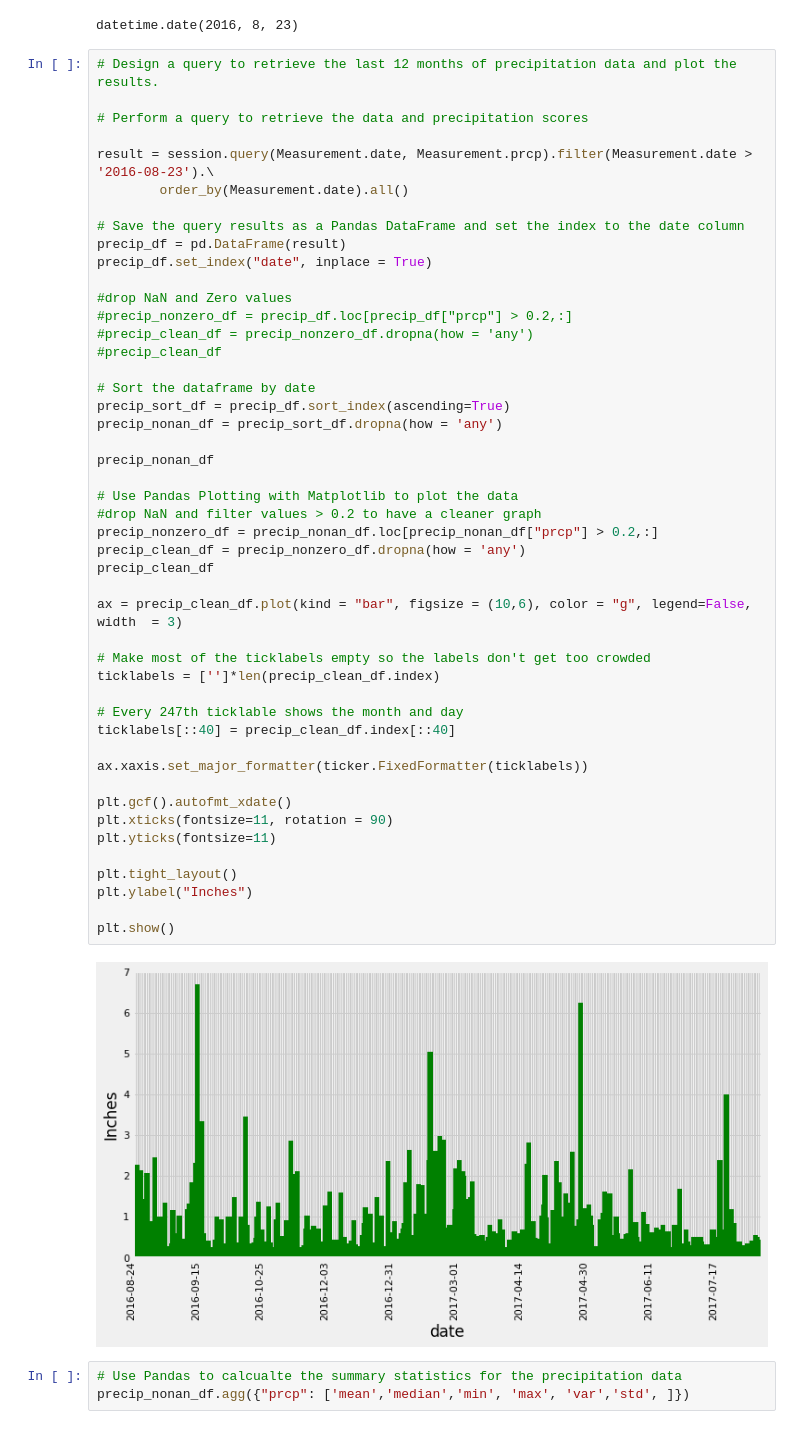
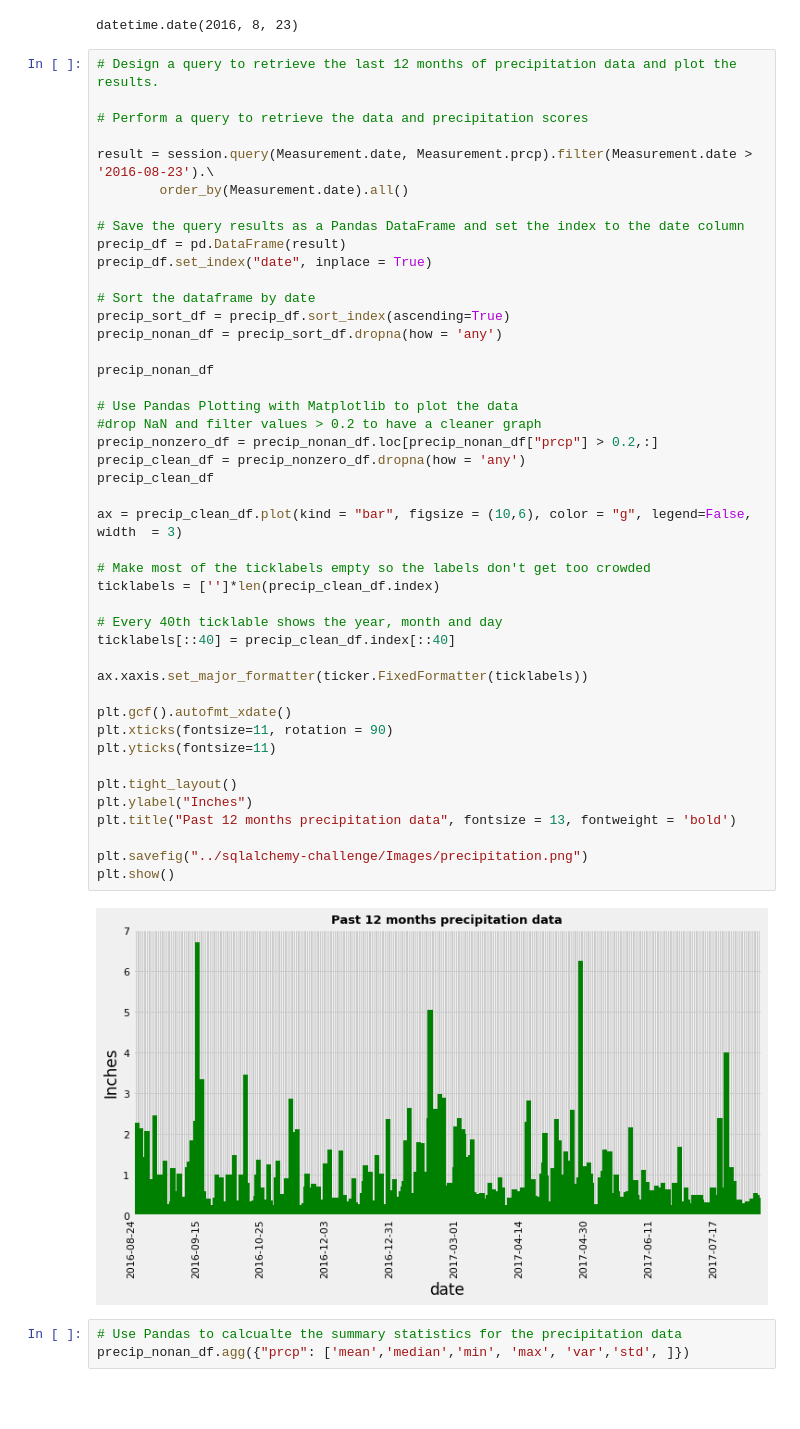
Before and after one commit to AndriyKDA/sqlalchemy-challenge, a Jupyter notebook: climate_starter.ipynb, the cells around one changed output. Drawn from its saved outputs; the diff is of its cells as text; blank space fills up the shorter version.

```diff
--- a/climate_starter.ipynb
+++ b/climate_starter.ipynb
@@ -94,44 +92,41 @@ result = session.query(Measurement.date, Measurement.prcp).filter(Measurement.da
 # Save the query results as a Pandas DataFrame and set the index to the date column
 precip_df = pd.DataFrame(result)
 precip_df.set_index("date", inplace = True)
-
-#drop NaN and Zero values
-#precip_nonzero_df = precip_df.loc[precip_df["prcp"] > 0.2,:]
-#precip_clean_df = precip_nonzero_df.dropna(how = 'any')
-#precip_clean_df
 
 # Sort the dataframe by date
 precip_sort_df = precip_df.sort_index(ascending=True)
 precip_nonan_df = precip_sort_df.dropna(how = 'any')
 
 precip_nonan_df
 
 # Use Pandas Plotting with Matplotlib to plot the data
 #drop NaN and filter values > 0.2 to have a cleaner graph
 precip_nonzero_df = precip_nonan_df.loc[precip_nonan_df["prcp"] > 0.2,:]
 precip_clean_df = precip_nonzero_df.dropna(how = 'any')
 precip_clean_df
 
 ax = precip_clean_df.plot(kind = "bar", figsize = (10,6), color = "g", legend=False, width  = 3)
 
 # Make most of the ticklabels empty so the labels don't get too crowded
 ticklabels = ['']*len(precip_clean_df.index)
 
-# Every 247th ticklable shows the month and day
+# Every 40th ticklable shows the year, month and day
 ticklabels[::40] = precip_clean_df.index[::40]
 
 ax.xaxis.set_major_formatter(ticker.FixedFormatter(ticklabels))
 
 plt.gcf().autofmt_xdate()
 plt.xticks(fontsize=11, rotation = 90)
 plt.yticks(fontsize=11)
 
 plt.tight_layout()
 plt.ylabel("Inches")
+plt.title("Past 12 months precipitation data", fontsize = 13, fontweight = 'bold')
 
+plt.savefig("../sqlalchemy-challenge/Images/precipitation.png")
 plt.show()
 # %% [output]
-[figure, old version]
+[figure, new version]
 # %%
 # Use Pandas to calcualte the summary statistics for the precipitation data
 precip_nonan_df.agg({"prcp": ['mean','median','min', 'max', 'var','std', ]})
```
Also changed, not shown: parts of 6 cells of this notebook, 10 other files.
